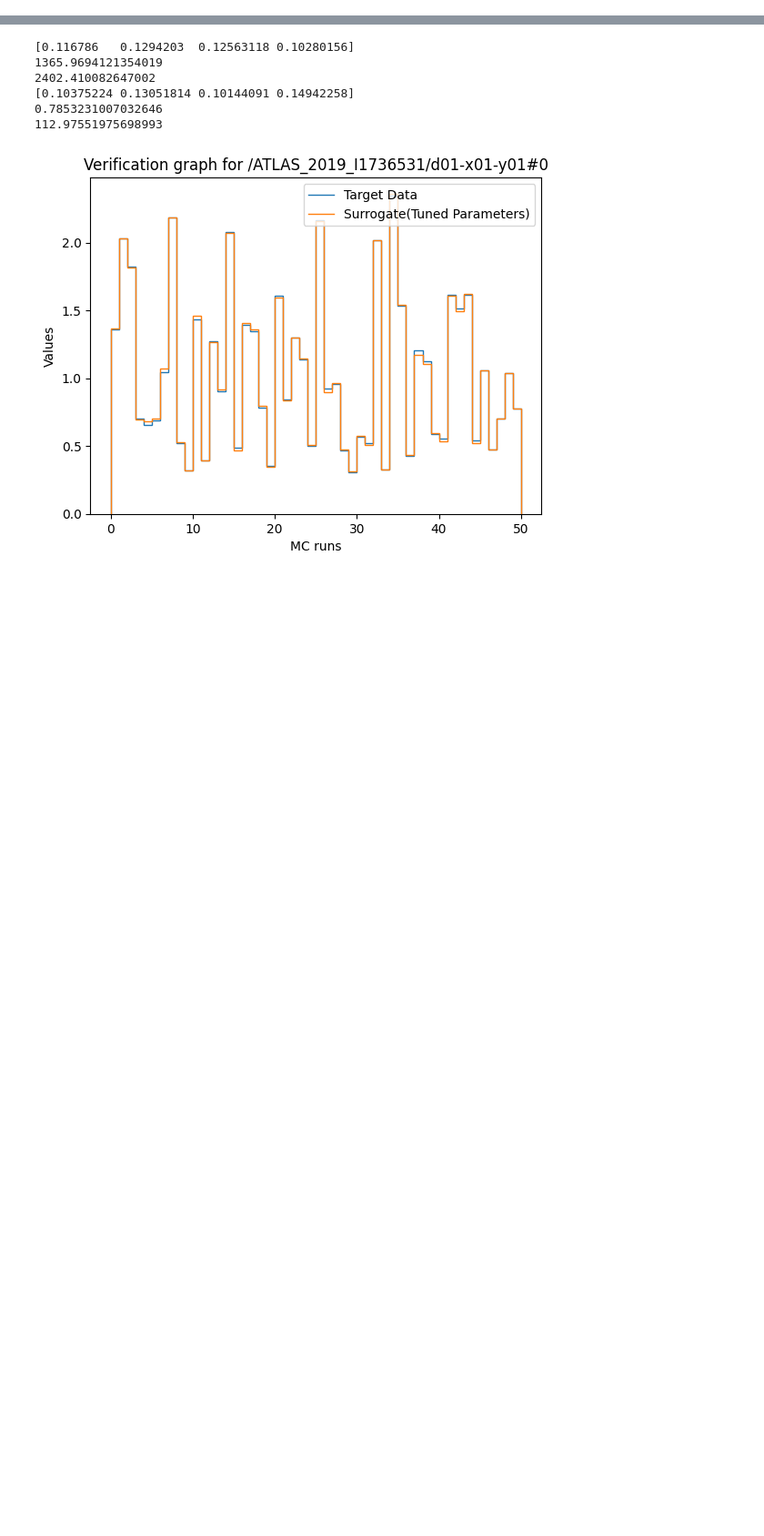
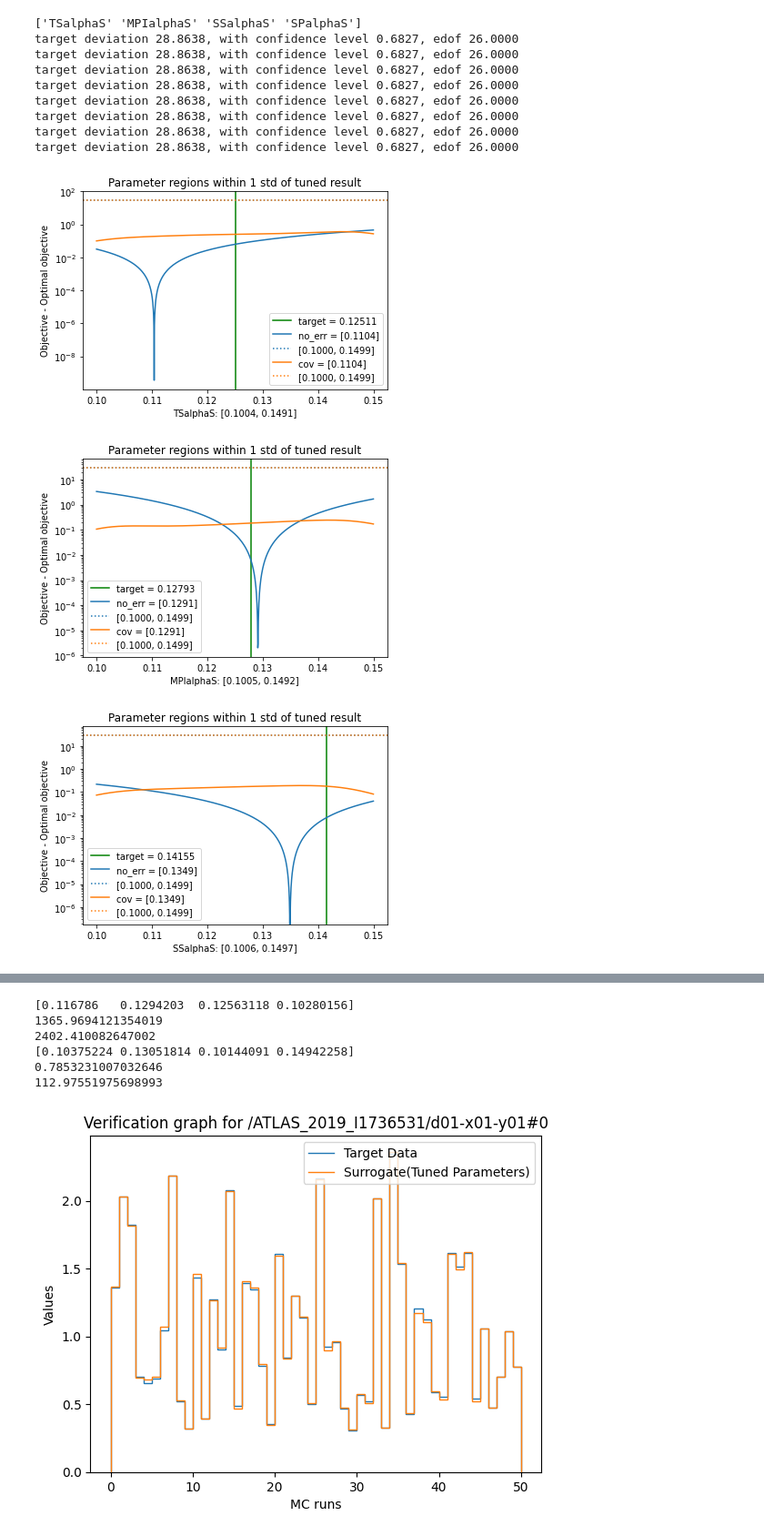
Before and after one commit to Jeffae-Schroff/apprentice-jax, a Jupyter notebook: cori_summer_test_4alphaS.ipynb, the cells around one changed output, grey strips where cells are left out. Shown at 91% size. Cells and saved outputs as stored; diff of their text form; code cells hidden in the pictures; blank space fills up the shorter version.

```diff
--- a/cori_summer_test_4alphaS.ipynb
+++ b/cori_summer_test_4alphaS.ipynb
@@ -73,0 +79,27 @@ target deviation 28.8638, with confidence level 0.6827, edof 26.0000
+# %%
+import jax.numpy as jnp
+graph_range = [0.1, 0.15]
+print(summer_tune_no_err.fits.param_names)
+center = summer_tune_no_err.p_opt.x
+l = True
+summer_tune_no_err.graph_objective(['TSalphaS'], center = center, graph_range = graph_range, log_scale = l)
+summer_tune_cov.graph_objective(['TSalphaS'], center = center, new_figure = False, graph_range = graph_range, log_scale = l)
+summer_tune_no_err.graph_objective(['MPIalphaS'], center = center, graph_range = graph_range, log_scale = l)
+summer_tune_cov.graph_objective(['MPIalphaS'], center = center, new_figure = False, graph_range = graph_range, log_scale = l)
+summer_tune_no_err.graph_objective(['SSalphaS'], center = center, graph_range = graph_range, log_scale = l)
+summer_tune_cov.graph_objective(['SSalphaS'], center = center, new_figure = False, graph_range = graph_range, log_scale = l)
+summer_tune_no_err.graph_objective(['SPalphaS'], center = center, graph_range = [0.1,0.18], log_scale = l)
+summer_tune_cov.graph_objective(['SPalphaS'], center = center, new_figure = False, graph_range = [0.1,0.18], log_scale = l)
+# %% [output]
+['TSalphaS' 'MPIalphaS' 'SSalphaS' 'SPalphaS']
+target deviation 28.8638, with confidence level 0.6827, edof 26.0000
+target deviation 28.8638, with confidence level 0.6827, edof 26.0000
+target deviation 28.8638, with confidence level 0.6827, edof 26.0000
+target deviation 28.8638, with confidence level 0.6827, edof 26.0000
+target deviation 28.8638, with confidence level 0.6827, edof 26.0000
+target deviation 28.8638, with confidence level 0.6827, edof 26.0000
+target deviation 28.8638, with confidence level 0.6827, edof 26.0000
+target deviation 28.8638, with confidence level 0.6827, edof 26.0000
+[figure, added]
+[figure, added]
+[figure, added]
```
Also changed, not shown: parts of 6 cells of this notebook, 10 other files.
